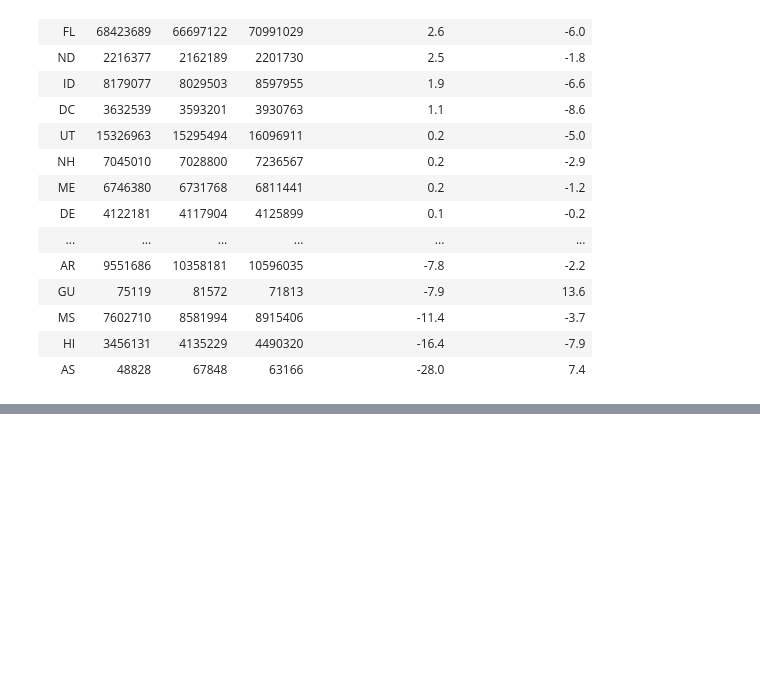
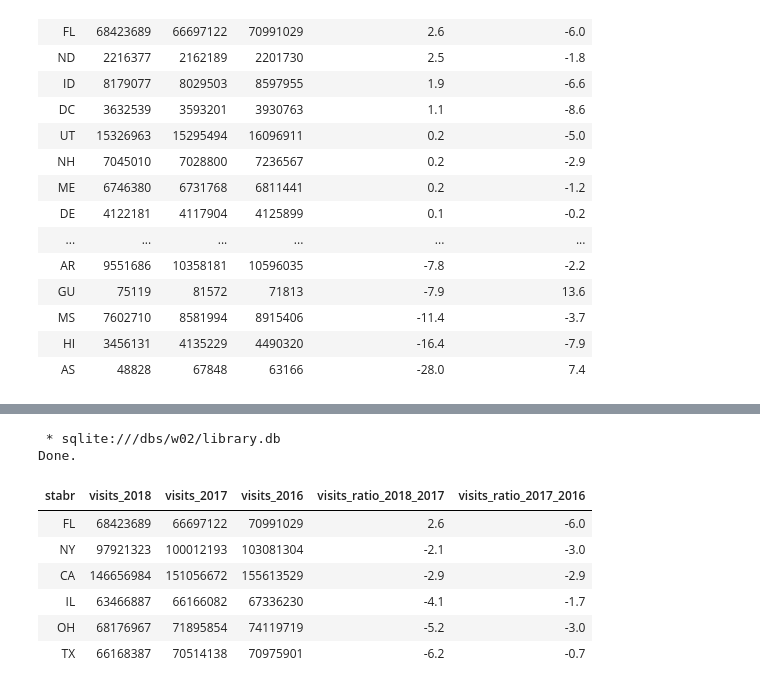
Before and after one commit to ericaraujophd/25sp-cs354A, a Jupyter notebook: week02-notes.ipynb, the cells around one changed output, grey strips where cells are left out. Drawn from its saved outputs; the diff is of its cells as text; code cells hidden in the pictures; blank space fills up the shorter version.

Commit message:
w02 v0.41 notebook 2 done

```diff
--- a/week02-notes.ipynb
+++ b/week02-notes.ipynb
@@ -792,0 +801,30 @@ Done.
+# %%
+%%sql
+SELECT pls2018.stabr,
+sum(pls2018.visits) AS visits_2018,
+sum(pls2017.visits) AS visits_2017,
+sum(pls2016.visits) AS visits_2016,
+round ( (
+         (sum(pls2018.visits) - sum(pls2017.visits) ) * 1.0 / sum(pls2017.visits) ) * 100, 1
+       ) AS visits_ratio_2018_2017,
+round ( ( (sum(pls2017.visits) - sum(pls2016.visits) ) * 1.0 /
+         sum(pls2016.visits) ) * 100, 1) AS visits_ratio_2017_2016
+FROM libraries_2018 AS pls2018
+    JOIN libraries_2017 AS pls2017 ON pls2018.fscskey = pls2017.fscskey
+    JOIN libraries_2016 AS pls2016 ON pls2018.fscskey = pls2016.fscskey
+WHERE pls2018.visits >= 0
+  AND pls2017.visits >= 0
+  AND pls2016.visits >= 0
+GROUP BY pls2018.stabr
+HAVING sum(pls2018.visits) > 50000000
+ORDER BY visits_ratio_2018_2017 DESC;
+# %% [output]
+ * sqlite:///dbs/w02/library.db
+Done.
+| stabr | visits_2018 | visits_2017 | visits_2016 | visits_ratio_2018_2017 | visits_ratio_2017_2016 |
+| FL | 68423689 | 66697122 | 70991029 | 2.6 | -6.0 |
+| NY | 97921323 | 100012193 | 103081304 | -2.1 | -3.0 |
+| CA | 146656984 | 151056672 | 155613529 | -2.9 | -2.9 |
+| IL | 63466887 | 66166082 | 67336230 | -4.1 | -1.7 |
+| OH | 68176967 | 71895854 | 74119719 | -5.2 | -3.0 |
+| TX | 66168387 | 70514138 | 70975901 | -6.2 | -0.7 |
```
Also changed, not shown: parts of 2 cells of this notebook, 6 other files.
